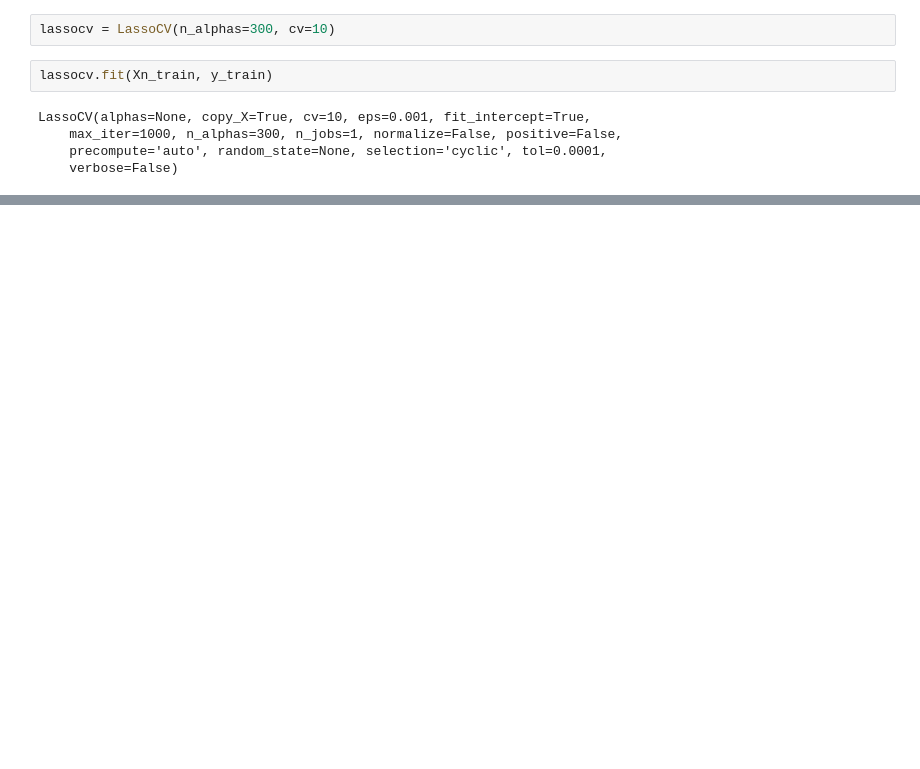
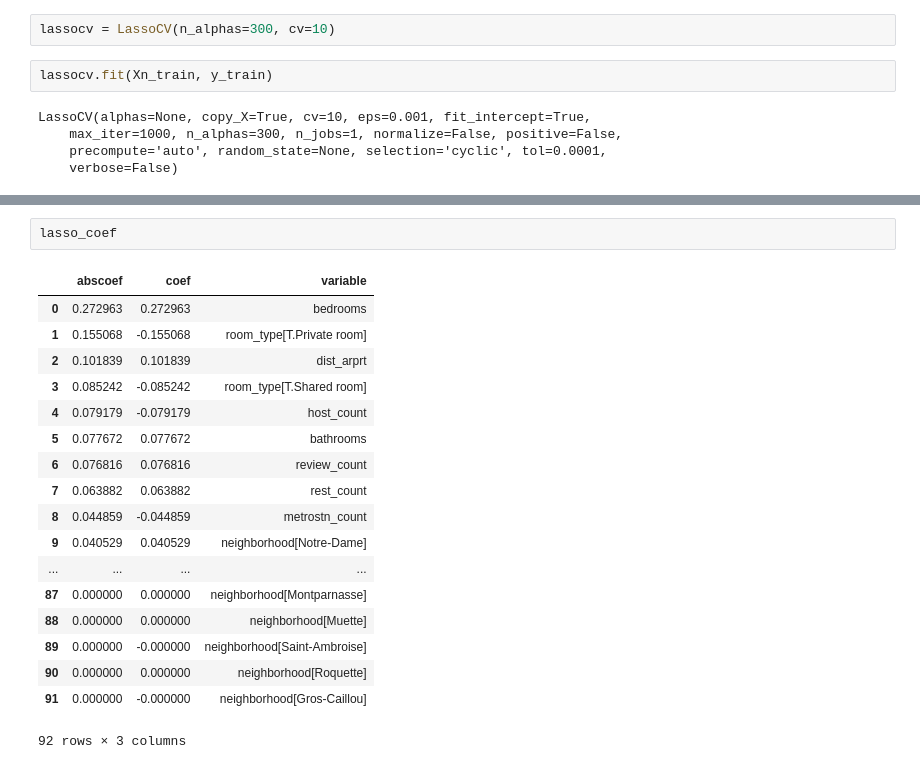
Before and after one commit to Jyojha/DS_Projects, a Jupyter notebook: Paris_Model.ipynb, the cells around one changed output, grey strips where cells are left out. Saved outputs shown, nothing was run; the diff lists cells and outputs as text; blank space fills up the shorter version.

```diff
--- a/Paris_Model.ipynb
+++ b/Paris_Model.ipynb
@@ -196,0 +186,21 @@ lasso_coef[lasso_coef.coef != 0].head(25)
+# %%
+lasso_coef
+# %% [output]
+|  | abscoef | coef | variable |
+| 0 | 0.272963 | 0.272963 | bedrooms |
+| 1 | 0.155068 | -0.155068 | room_type[T.Private room] |
+| 2 | 0.101839 | 0.101839 | dist_arprt |
+| 3 | 0.085242 | -0.085242 | room_type[T.Shared room] |
+| 4 | 0.079179 | -0.079179 | host_count |
+| 5 | 0.077672 | 0.077672 | bathrooms |
+| 6 | 0.076816 | 0.076816 | review_count |
+| 7 | 0.063882 | 0.063882 | rest_count |
+| 8 | 0.044859 | -0.044859 | metrostn_count |
+| 9 | 0.040529 | 0.040529 | neighborhood[Notre-Dame] |
+| ... | ... | ... | ... |
+| 87 | 0.000000 | 0.000000 | neighborhood[Montparnasse] |
+| 88 | 0.000000 | 0.000000 | neighborhood[Muette] |
+| 89 | 0.000000 | -0.000000 | neighborhood[Saint-Ambroise] |
+| 90 | 0.000000 | 0.000000 | neighborhood[Roquette] |
+| 91 | 0.000000 | -0.000000 | neighborhood[Gros-Caillou] |
+92 rows × 3 columns
```
Also changed, not shown: parts of 33 cells of this notebook.
